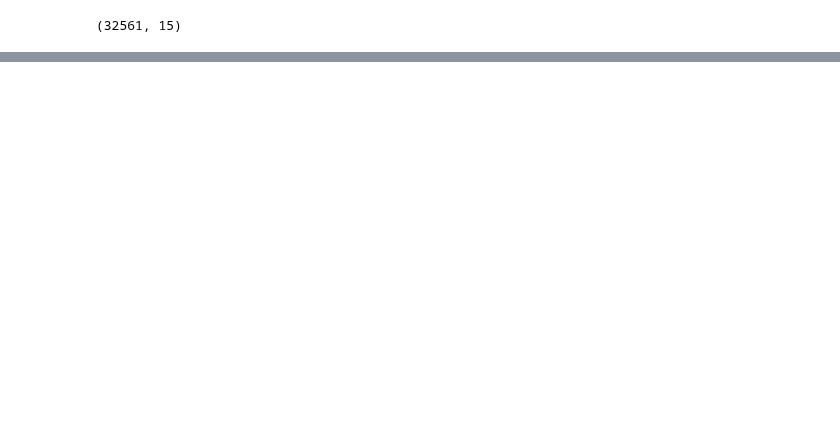
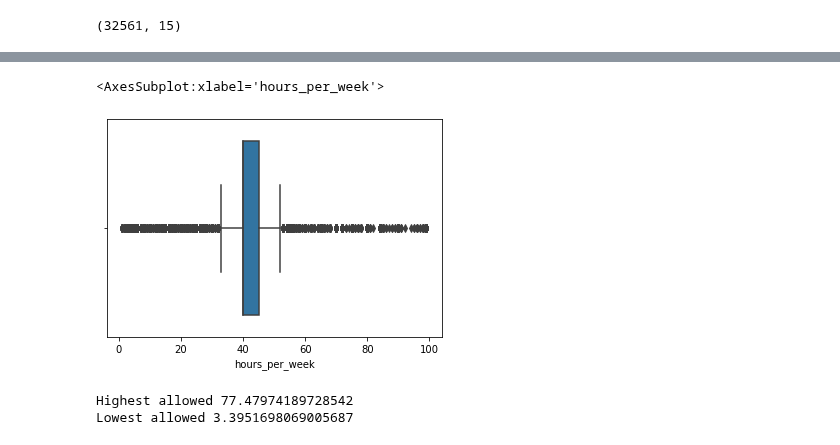
Before and after one commit to akritkbehera/Salary-Prediction-, a Jupyter notebook: Untitled.ipynb, the cells around one changed output, grey strips where cells are left out. Drawn from its saved outputs; the diff is of its cells as text; code cells hidden in the pictures; blank space fills up the shorter version.

```diff
--- a/Untitled.ipynb
+++ b/Untitled.ipynb
@@ -32,0 +94,11 @@ False
+# %%
+sns.boxplot(df['hours_per_week'])
+# %% [output]
+<AxesSubplot:xlabel='hours_per_week'>
+[figure, added]
+# %%
+print("Highest allowed",df['hours_per_week'].mean() + 3*df['hours_per_week'].std())
+print("Lowest allowed",df['hours_per_week'].mean() - 3*df['hours_per_week'].std())
+# %% [output]
+Highest allowed 77.47974189728542
+Lowest allowed 3.3951698069005687
```
Also changed, not shown: parts of 14 cells of this notebook.
